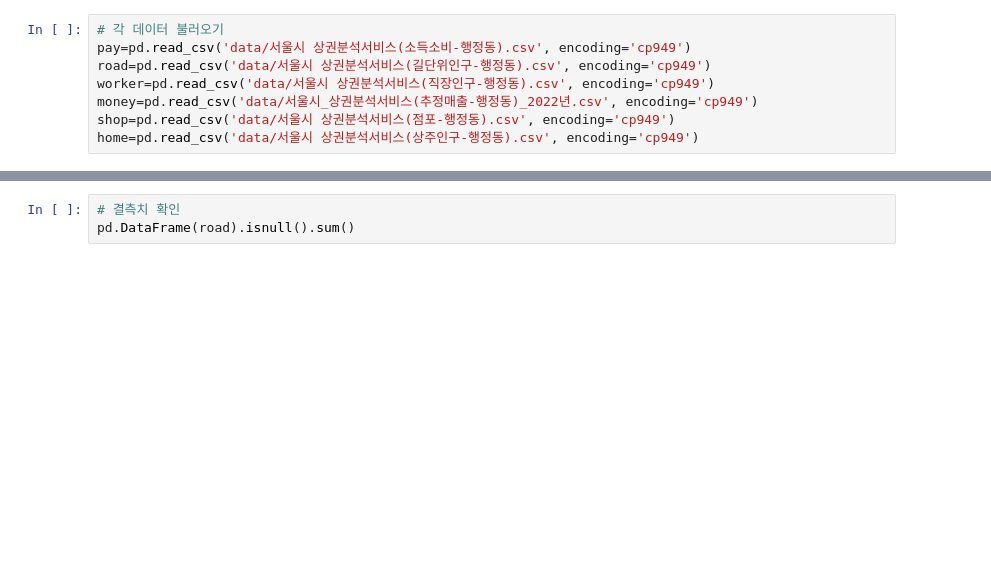
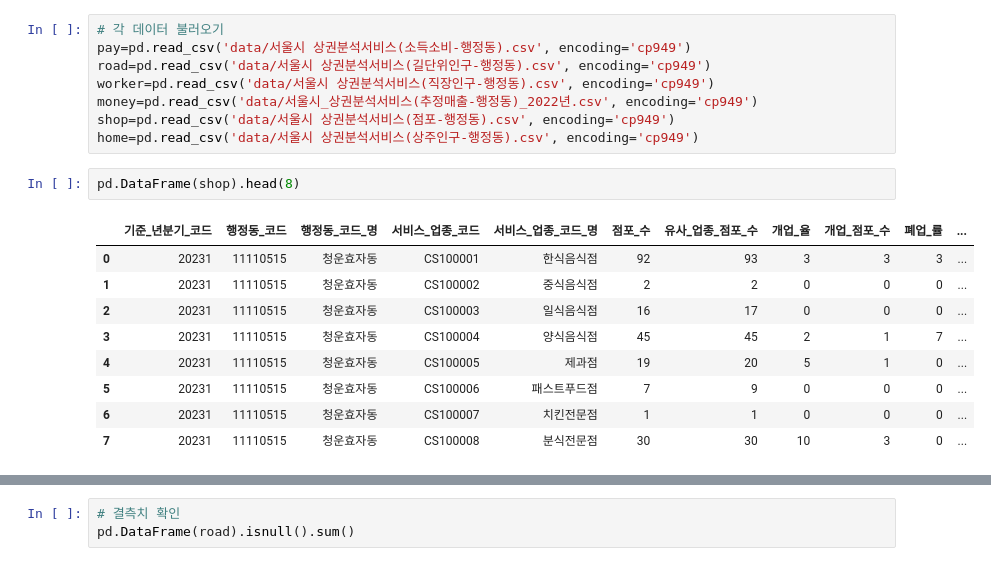
Before and after one commit to rlfgus0821/-HTML-, a Jupyter notebook: 06_semi project/상권정보분석(피드백 후 수정)_김길현.ipynb, the cells around one changed output, grey strips where cells are left out. Cells and saved outputs as stored; diff of their text form; blank space fills up the shorter version.

```diff
--- a/06_semi project/상권정보분석(피드백 후 수정)_김길현.ipynb
+++ b/06_semi project/상권정보분석(피드백 후 수정)_김길현.ipynb
@@ -36,3 +36,15 @@ worker=pd.read_csv('data/서울시 상권분석서비스(직장인구-행정동)
 money=pd.read_csv('data/서울시_상권분석서비스(추정매출-행정동)_2022년.csv', encoding='cp949')
 shop=pd.read_csv('data/서울시 상권분석서비스(점포-행정동).csv', encoding='cp949')
 home=pd.read_csv('data/서울시 상권분석서비스(상주인구-행정동).csv', encoding='cp949')
+# %%
+pd.DataFrame(shop).head(8)
+# %% [output]
+|  | 기준_년분기_코드 | 행정동_코드 | 행정동_코드_명 | 서비스_업종_코드 | 서비스_업종_코드_명 | 점포_수 | 유사_업종_점포_수 | 개업_율 | 개업_점포_수 | 폐업_률 | ... |
+| 0 | 20231 | 11110515 | 청운효자동 | CS100001 | 한식음식점 | 92 | 93 | 3 | 3 | 3 | ... |
+| 1 | 20231 | 11110515 | 청운효자동 | CS100002 | 중식음식점 | 2 | 2 | 0 | 0 | 0 | ... |
+| 2 | 20231 | 11110515 | 청운효자동 | CS100003 | 일식음식점 | 16 | 17 | 0 | 0 | 0 | ... |
+| 3 | 20231 | 11110515 | 청운효자동 | CS100004 | 양식음식점 | 45 | 45 | 2 | 1 | 7 | ... |
+| 4 | 20231 | 11110515 | 청운효자동 | CS100005 | 제과점 | 19 | 20 | 5 | 1 | 0 | ... |
+| 5 | 20231 | 11110515 | 청운효자동 | CS100006 | 패스트푸드점 | 7 | 9 | 0 | 0 | 0 | ... |
+| 6 | 20231 | 11110515 | 청운효자동 | CS100007 | 치킨전문점 | 1 | 1 | 0 | 0 | 0 | ... |
+| 7 | 20231 | 11110515 | 청운효자동 | CS100008 | 분식전문점 | 30 | 30 | 10 | 3 | 0 | ... |
```
Also changed, not shown: parts of 2 cells of this notebook, 2 other files.
